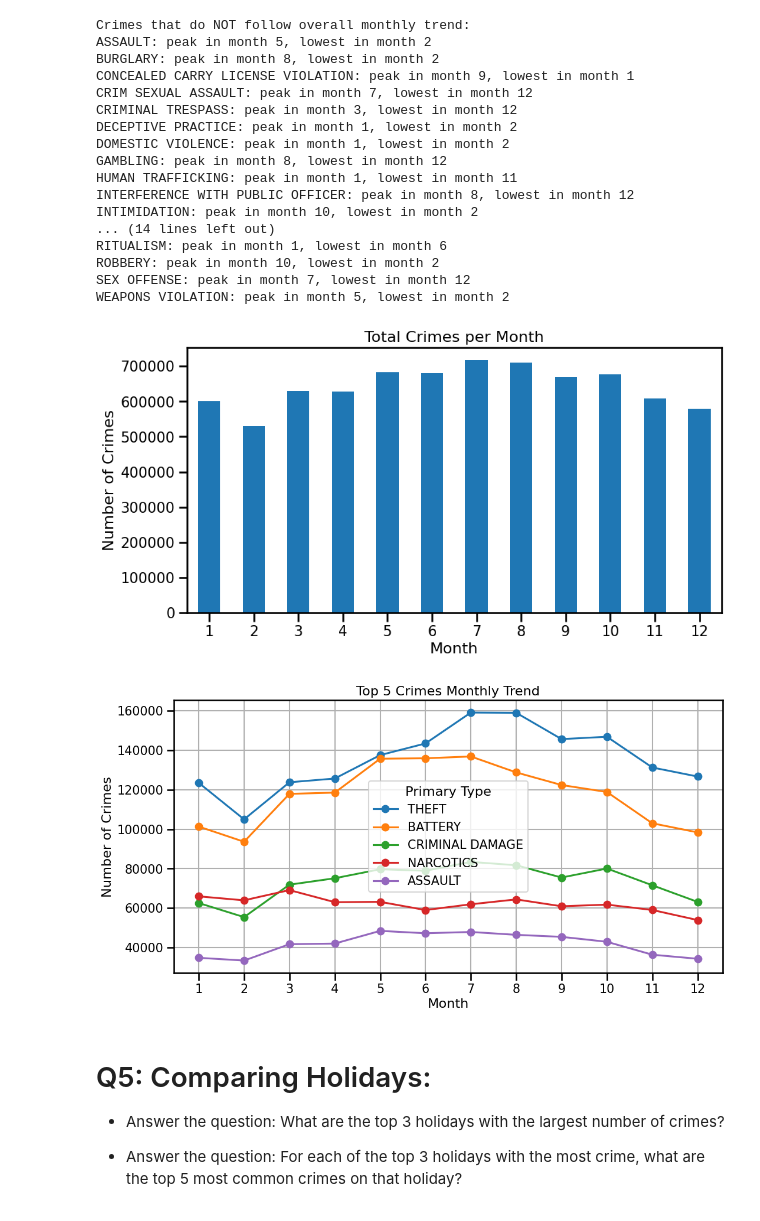
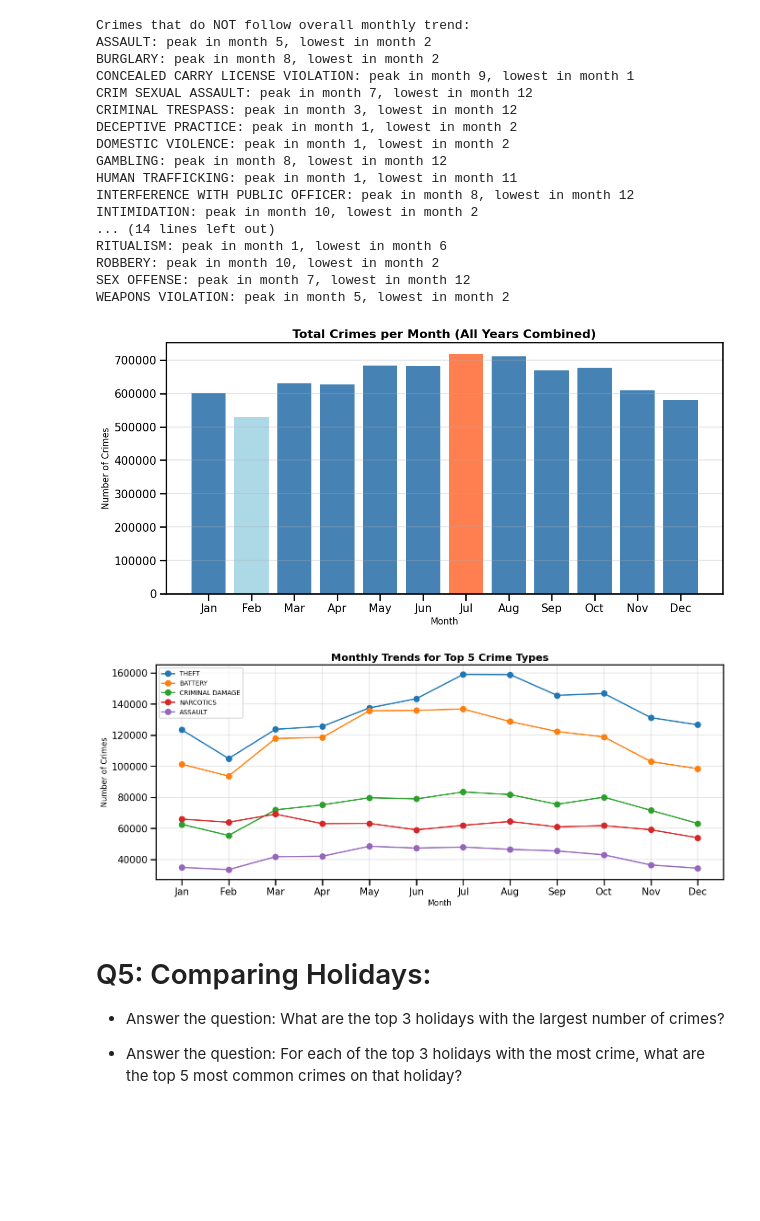
Before and after one commit to basharbayatna/TimeSeries_Anaysis_CrimeData, a Jupyter notebook: Time_Series_analysis_Crime_Data.ipynb, the cells around one changed output. Drawn from its saved outputs; the diff is of its cells as text; code cells hidden in the pictures; blank space fills up the shorter version.

```diff
--- a/Time_Series_analysis_Crime_Data.ipynb
+++ b/Time_Series_analysis_Crime_Data.ipynb
@@ -381,27 +478,42 @@ RITUALISM: peak in month 1, lowest in month 6
 ROBBERY: peak in month 10, lowest in month 2
 SEX OFFENSE: peak in month 7, lowest in month 12
 WEAPONS VIOLATION: peak in month 5, lowest in month 2
-# %%
-import matplotlib.pyplot as plt
-
-# Overall crime pattern by month
-monthly_counts.plot(kind='bar', figsize=(10,5), title="Total Crimes per Month")
-plt.xlabel("Month")
-plt.ylabel("Number of Crimes")
-plt.xticks(rotation=0)
-plt.show()
-
-# Example: visualize top 5 crime types by month
-top5_crimes = all_data['Primary Type'].value_counts().head(5).index
-crime_by_month[top5_crimes].plot(kind='line', marker='o', figsize=(12,6), title="Top 5 Crimes Monthly Trend")
-plt.xlabel("Month")
-plt.ylabel("Number of Crimes")
-plt.xticks(range(1,13))
-plt.grid(True)
-plt.show()
-# %% [output]
-[figure, removed]
-[figure, removed]
+# %%
+# Visualization 1: Overall monthly pattern
+plt.figure(figsize=(12, 6))
+month_names = ['Jan', 'Feb', 'Mar', 'Apr', 'May', 'Jun',
+               'Jul', 'Aug', 'Sep', 'Oct', 'Nov', 'Dec']
+colors = ['coral' if i == most_crime_month-1 else 'lightblue'
+          if i == least_crime_month-1 else 'steelblue' for i in range(12)]
+plt.bar(range(1, 13), monthly_counts, color=colors)
+plt.title('Total Crimes per Month (All Years Combined)', fontsize=16, fontweight='bold')
+plt.xlabel('Month', fontsize=12)
+plt.ylabel('Number of Crimes', fontsize=12)
+plt.xticks(range(1, 13), month_names)
+plt.grid(axis='y', alpha=0.3)
+plt.tight_layout()
+plt.savefig('images/monthly_crimes.png', dpi=300, bbox_inches='tight')
+plt.show()
+
+# Visualization 2: Top 5 crimes by month
+crime_by_month = all_data.groupby(['Month', 'Primary Type']).size().unstack(fill_value=0)
+top5_crimes = all_data['Primary Type'].value_counts().head(5).index
+
+plt.figure(figsize=(14, 6))
+for crime in top5_crimes:
+    plt.plot(range(1, 13), crime_by_month[crime], marker='o', linewidth=2, label=crime)
+plt.title('Monthly Trends for Top 5 Crime Types', fontsize=16, fontweight='bold')
+plt.xlabel('Month', fontsize=12)
+plt.ylabel('Number of Crimes', fontsize=12)
+plt.xticks(range(1, 13), month_names)
+plt.legend(loc='best', fontsize=10)
+plt.grid(True, alpha=0.3)
+plt.tight_layout()
+plt.savefig('images/top5_crimes_monthly.png', dpi=300, bbox_inches='tight')
+plt.show()
+# %% [output]
+[figure, added]
+[figure, added]
 # %% [markdown]
 # Q5: Comparing Holidays:
 
```
Also changed, not shown: parts of 12 cells of this notebook.
